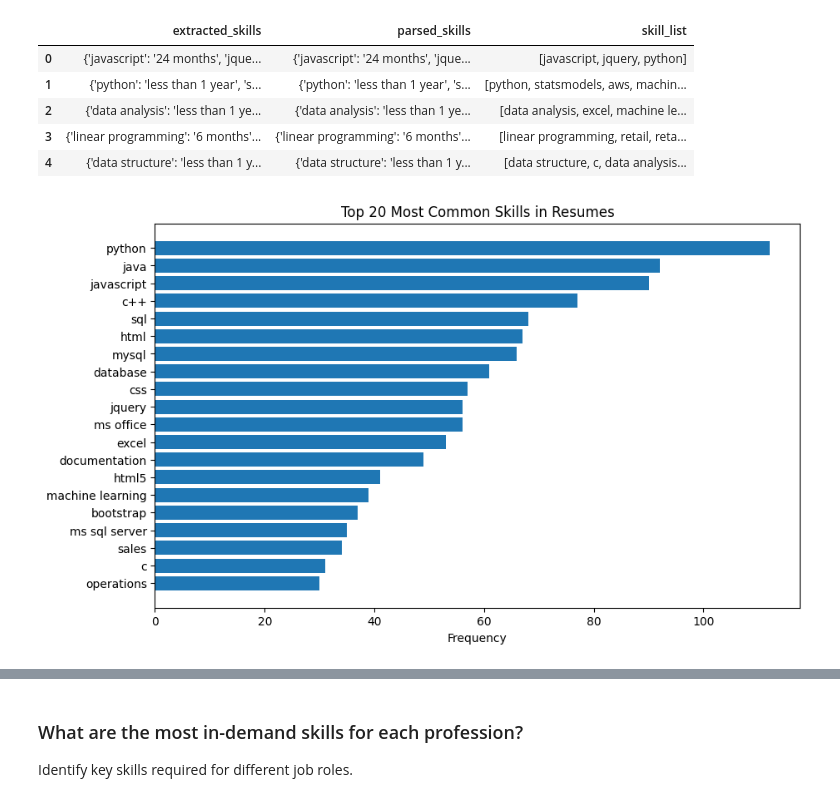
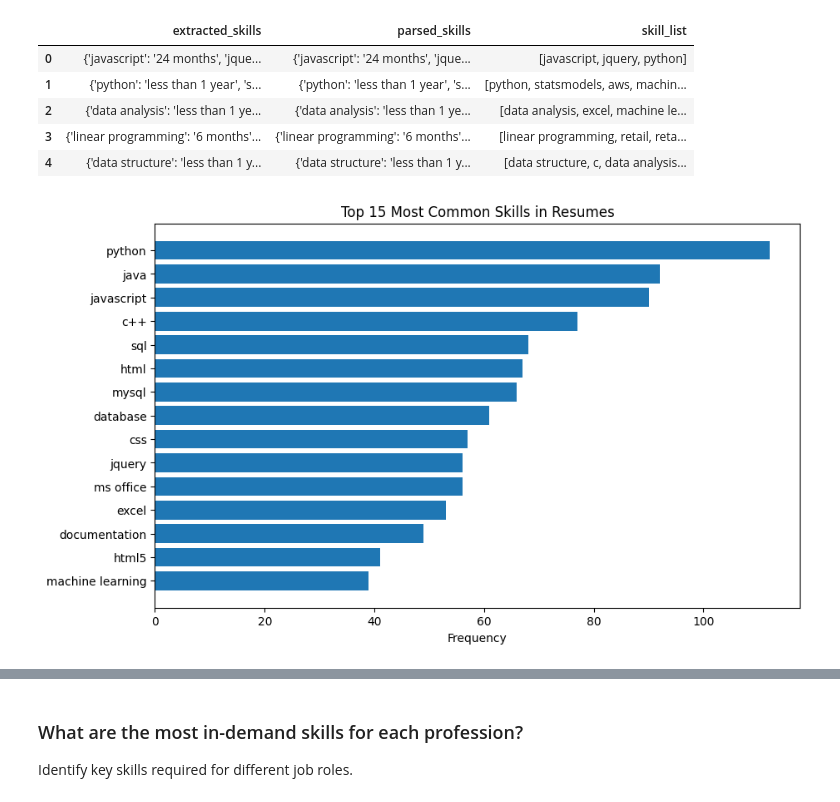
Before and after one commit to chawthinn/resume-analysis-project, a Jupyter notebook: main.ipynb, the cells around one changed output, grey strips where cells are left out. Cells and saved outputs as stored; diff of their text form; code cells hidden in the pictures.

```diff
--- a/main.ipynb
+++ b/main.ipynb
@@ -333,7 +353,7 @@ print(type(df["extracted_skills"].iloc[0]))  # Check first row
 ### Skill Frequency Analysis
 # %%
 # Load the dataset
-df = pd.read_csv("processed_output.csv")
+df = pd.read_csv("processed_dataset.csv")
 # %%
 # Function to convert string to dictionary safely
 def safe_parse_dict(value):
@@ -360,28 +380,31 @@ df[["extracted_skills", "parsed_skills", "skill_list"]].head()
 # %%
 import matplotlib.pyplot as plt
 from collections import Counter
+
+# Filter df to include only data related professions
+filtered_df = df[df['Category'].isin(['Data Science', 'Hadoop', 'Python Developer', 'Database', 'Business Analyst'])]
 
 # Flatten the list of skill names into a single list
 all_skills = [skill for sublist in df['skill_list'] for skill in sublist]
 
 # Count the frequency of each skill
 skill_counts = Counter(all_skills)
 
 # Convert the skill counts to a DataFrame for easy visualization
 skill_count_df = pd.DataFrame(skill_counts.items(), columns=['Skill', 'Frequency'])
 
 # Sort the DataFrame by frequency in descending order
 skill_count_df = skill_count_df.sort_values(by='Frequency', ascending=False)
 
-# Get the top 20 most common skills
-top_skills = skill_count_df.head(20)
+# Get the top 15 most common skills
+top_skills = skill_count_df.head(15)
 
-# Plot the top 20 most common skills
+# Plot the top 15 most common skills
 plt.figure(figsize=(10, 6))
 plt.barh(top_skills['Skill'], top_skills['Frequency'])
 plt.xlabel('Frequency')
-plt.title('Top 20 Most Common Skills in Resumes')
+plt.title('Top 15 Most Common Skills in Resumes')
 plt.gca().invert_yaxis()  # To show the highest frequency at the top
 plt.show()
 # %% [output]
-[figure, old version]
+[figure, new version]
```
Also changed, not shown: parts of 14 cells of this notebook.
